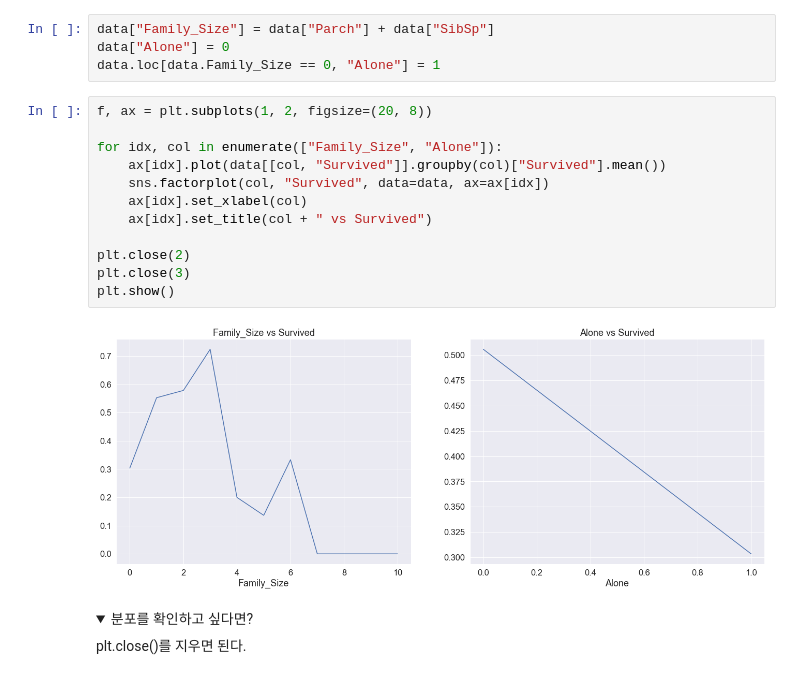
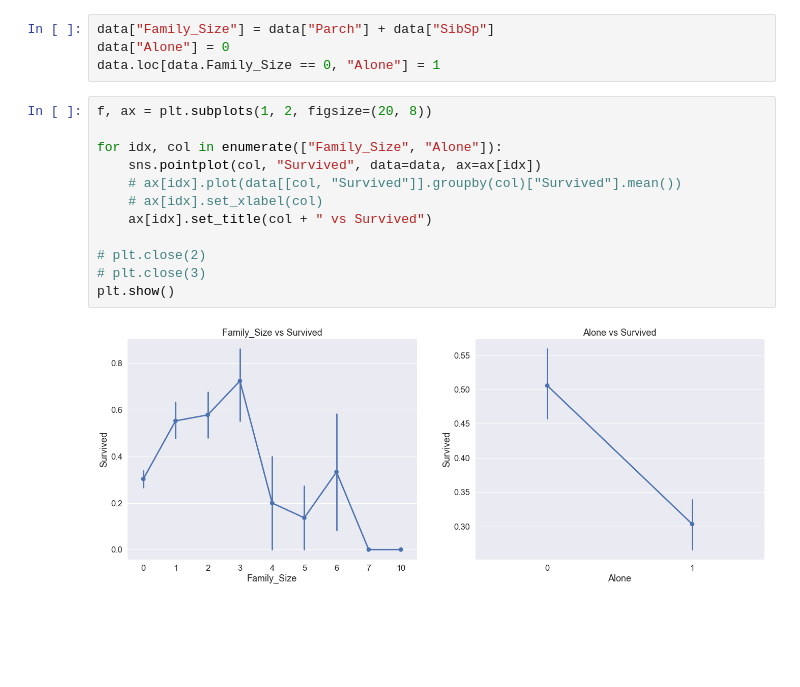
Before and after one commit to Myul23/Kaggle-Curriculum, a Jupyter notebook: Tabular data - Binary classification/Titanic - Machine Learning from Disaster/2. EDA To Prediction.ipynb, the cells around one changed output. Cells and saved outputs as stored; diff of their text form; folded sections open; blank space fills up the shorter version.

```diff
--- a/Tabular data - Binary classification/Titanic - Machine Learning from Disaster/2. EDA To Prediction.ipynb
+++ b/Tabular data - Binary classification/Titanic - Machine Learning from Disaster/2. EDA To Prediction.ipynb
@@ -539,19 +554,14 @@ data.loc[data.Family_Size == 0, "Alone"] = 1
 # %%
 f, ax = plt.subplots(1, 2, figsize=(20, 8))
 
 for idx, col in enumerate(["Family_Size", "Alone"]):
-    ax[idx].plot(data[[col, "Survived"]].groupby(col)["Survived"].mean())
-    sns.factorplot(col, "Survived", data=data, ax=ax[idx])
-    ax[idx].set_xlabel(col)
+    sns.pointplot(col, "Survived", data=data, ax=ax[idx])
+    # ax[idx].plot(data[[col, "Survived"]].groupby(col)["Survived"].mean())
+    # ax[idx].set_xlabel(col)
     ax[idx].set_title(col + " vs Survived")
 
-plt.close(2)
-plt.close(3)
+# plt.close(2)
+# plt.close(3)
 plt.show()
 # %% [output]
-[figure, old version]
+[figure, new version]
-# %% [markdown]
-<details>
-  <summary>분포를 확인하고 싶다면?</summary>
-  <p>plt.close()를 지우면 된다.</p>
-</details>
```
Also changed, not shown: parts of 98 cells of this notebook.
